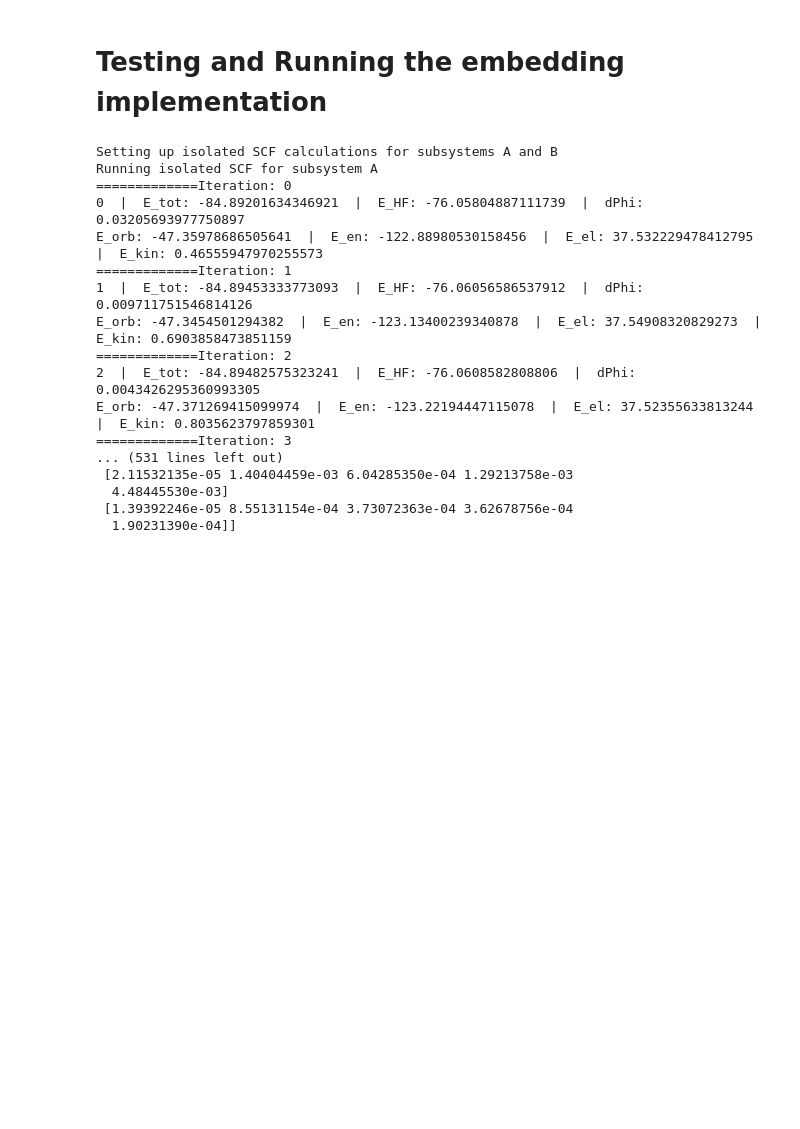
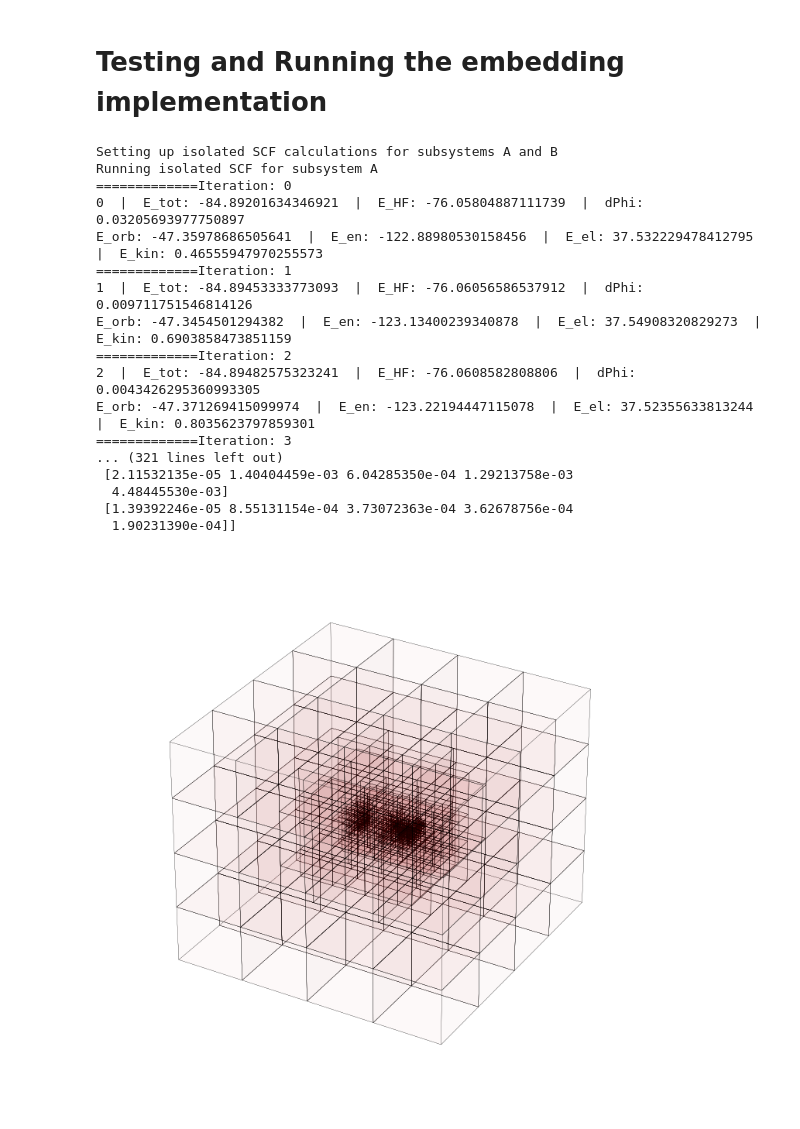
Before and after one commit to msnik1999/VAMPyR_SCF, a Jupyter notebook: src/running_test.ipynb, the cells around one changed output. Drawn from its saved outputs; the diff is of its cells as text; code cells hidden in the pictures; blank space fills up the shorter version.

Commit message:
writing cube files for orbitals and density

```diff
--- a/src/running_test.ipynb
+++ b/src/running_test.ipynb
@@ -39,6 +39,9 @@ import numpy as np
 from vampyr import vampyr3d as vp
 import system
 import fde
+import plot
+from vampyr import plotter
+import matplotlib.pyplot as plt
 
 precision = 1e-4
 threshold = precision * 10
@@ -53,31 +56,43 @@ moleculeA = system.Molecule(atoms = [atom1, atom2, atom3], path="../../waterA_4/
 # Water 2
 atom4 = system.Atom(coords = (-2.236881593, 0.079767042, -0.135775327), charge = 8)
 atom5 = system.Atom(coords = (-2.80936204, -0.932460622, -1.444139354), charge = 1)
 atom6 = system.Atom(coords = (-2.942869717, -0.602274003, 1.504521009), charge = 1)
 moleculeB = system.Molecule(atoms = [atom4, atom5, atom6], path="../../waterB_4/")
 # he1 = system.Atom(coords = (0.0, 0.0, -1.5), charge = 2)
 # he2 = system.Atom(coords = (0.0, 0.0, 1.5), charge = 2)
 # moleculeA = system.Molecule(atoms = [he1], path = "../../heA_4/")
 # moleculeB = system.Molecule(atoms = [he2], path = "../../heB_4/")
 
 scf = fde.FDE(moleculeA, moleculeB, mra, precision)
 Phi, energies, updates = scf.runFDE(threshold = threshold, maxIter = 100, kain_start = 0, kain_history = 3)
 print(updates)
+
+rho = Phi[0][-1]**2
+for i in range(1, len(Phi)):
+    rho += Phi[i][-1]**2
+
+cubePlotter = plot.Plotter([-8, -8, -8], [16, 0, 0], [0, 16, 0], [0, 0, 16], 100, 100, 100, moleculeA, moleculeB)
+for i in range(len(Phi)):
+    plotter.grid_plotter(Phi[i][-1])
+    plt.show()
+    cubePlotter.cubePlot(Phi[i][-1], "../../plots/orbital_{}.cube".format(i))
+cubePlotter.cubePlot(rho, "../../plots/density.cube")
 # %% [output]
 Setting up isolated SCF calculations for subsystems A and B
 Running isolated SCF for subsystem A
 =============Iteration: 0
 0  |  E_tot: -84.89201634346921  |  E_HF: -76.05804887111739  |  dPhi: 0.03205693977750897
 E_orb: -47.35978686505641  |  E_en: -122.88980530158456  |  E_el: 37.532229478412795  |  E_kin: 0.46555947970255573
 =============Iteration: 1
 1  |  E_tot: -84.89453333773093  |  E_HF: -76.06056586537912  |  dPhi: 0.009711751546814126
 E_orb: -47.3454501294382  |  E_en: -123.13400239340878  |  E_el: 37.54908320829273  |  E_kin: 0.6903858473851159
 =============Iteration: 2
 2  |  E_tot: -84.89482575323241  |  E_HF: -76.0608582808806  |  dPhi: 0.0043426295360993305
 E_orb: -47.371269415099974  |  E_en: -123.22194447115078  |  E_el: 37.52355633813244  |  E_kin: 0.8035623797859301
 =============Iteration: 3
-... (531 lines left out)
+... (321 lines left out)
  [2.11532135e-05 1.40404459e-03 6.04285350e-04 1.29213758e-03
   4.48445530e-03]
  [1.39392246e-05 8.55131154e-04 3.73072363e-04 3.62678756e-04
   1.90231390e-04]]
+[figure, added]
```
Also changed, not shown: parts of 2 cells of this notebook, 2 other files.
